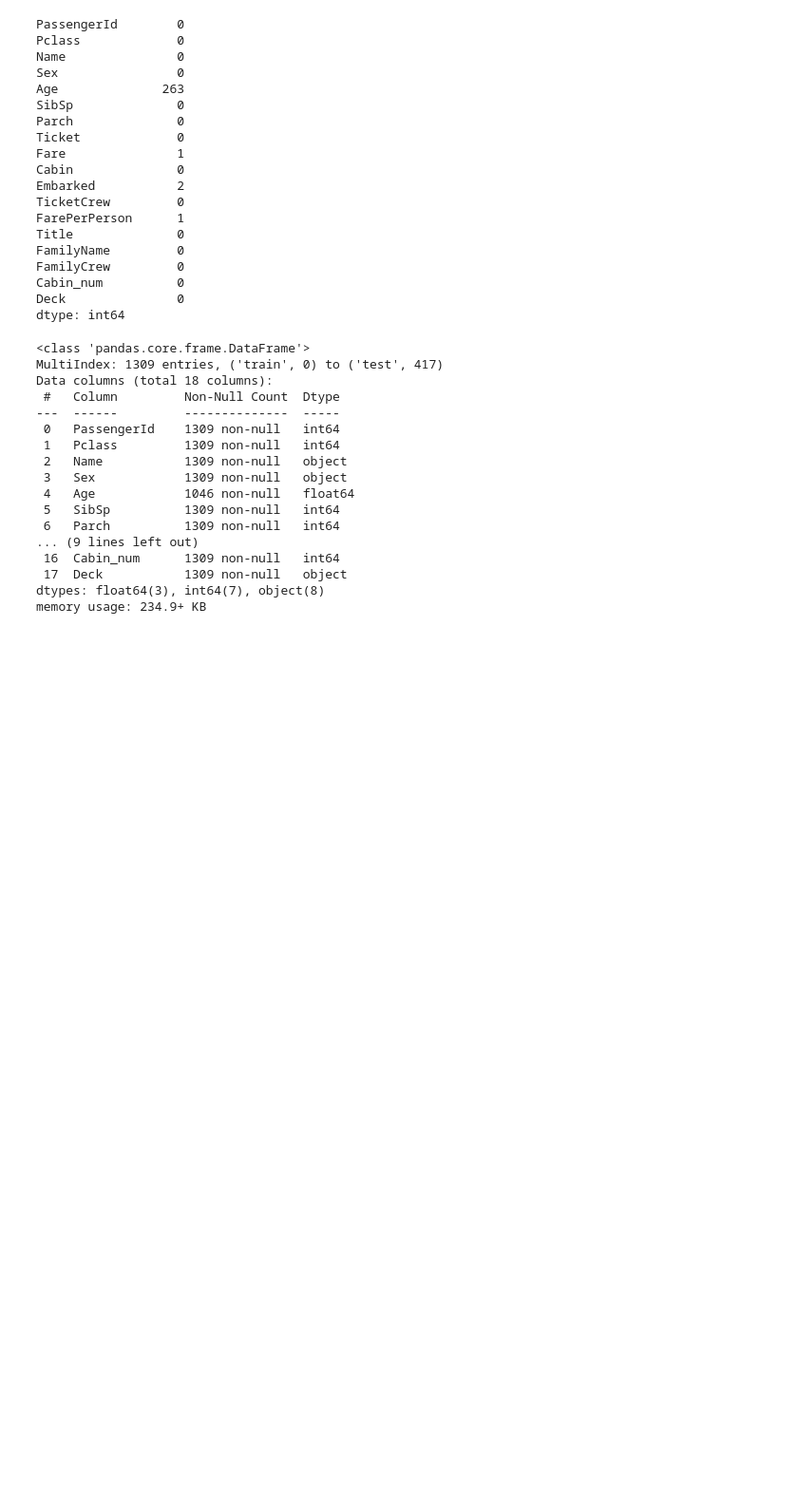
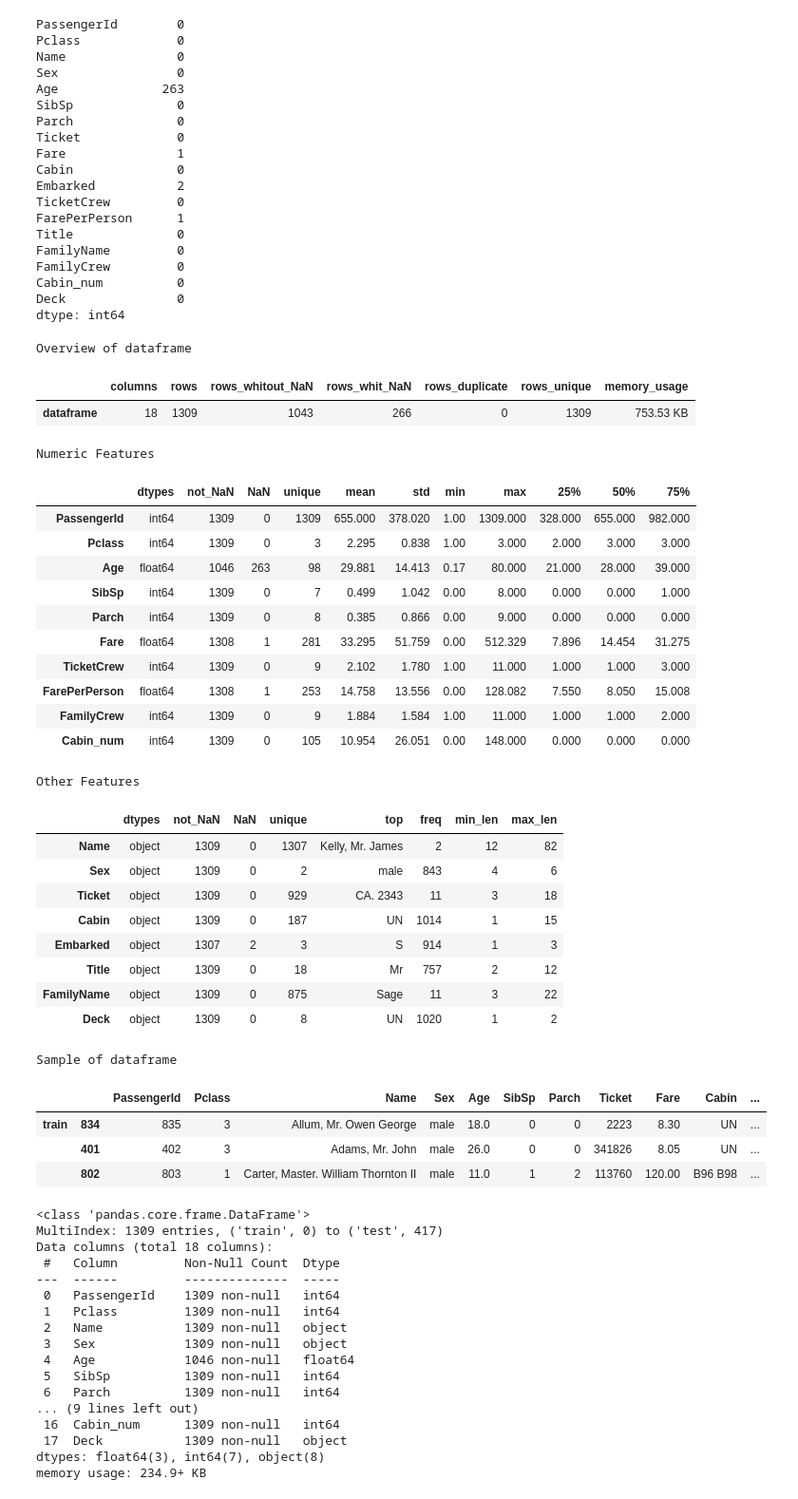
Before and after one commit to AntonelloManenti/Kaggle_Titanic_DecisionTree, a Jupyter notebook: Titanic.ipynb, the cells around one changed output. Shown at 95% size. Drawn from its saved outputs; the diff is of its cells as text; code cells hidden in the pictures; blank space fills up the shorter version.

```diff
--- a/Titanic.ipynb
+++ b/Titanic.ipynb
@@ -432,6 +517,39 @@ FamilyCrew         0
 Cabin_num          0
 Deck               0
 dtype: int64
+# %%
+inf(titanic)
+# %% [output]
+Overview of dataframe
+|  | columns | rows | rows_whitout_NaN | rows_whit_NaN | rows_duplicate | rows_unique | memory_usage |
+| dataframe | 18 | 1309 | 1043 | 266 | 0 | 1309 | 753.53 KB |
+Numeric Features
+|  | dtypes | not_NaN | NaN | unique | mean | std | min | max | 25% | 50% | 75% |
+| PassengerId | int64 | 1309 | 0 | 1309 | 655.000 | 378.020 | 1.00 | 1309.000 | 328.000 | 655.000 | 982.000 |
+| Pclass | int64 | 1309 | 0 | 3 | 2.295 | 0.838 | 1.00 | 3.000 | 2.000 | 3.000 | 3.000 |
+| Age | float64 | 1046 | 263 | 98 | 29.881 | 14.413 | 0.17 | 80.000 | 21.000 | 28.000 | 39.000 |
+| SibSp | int64 | 1309 | 0 | 7 | 0.499 | 1.042 | 0.00 | 8.000 | 0.000 | 0.000 | 1.000 |
+| Parch | int64 | 1309 | 0 | 8 | 0.385 | 0.866 | 0.00 | 9.000 | 0.000 | 0.000 | 0.000 |
+| Fare | float64 | 1308 | 1 | 281 | 33.295 | 51.759 | 0.00 | 512.329 | 7.896 | 14.454 | 31.275 |
+| TicketCrew | int64 | 1309 | 0 | 9 | 2.102 | 1.780 | 1.00 | 11.000 | 1.000 | 1.000 | 3.000 |
+| FarePerPerson | float64 | 1308 | 1 | 253 | 14.758 | 13.556 | 0.00 | 128.082 | 7.550 | 8.050 | 15.008 |
+| FamilyCrew | int64 | 1309 | 0 | 9 | 1.884 | 1.584 | 1.00 | 11.000 | 1.000 | 1.000 | 2.000 |
+| Cabin_num | int64 | 1309 | 0 | 105 | 10.954 | 26.051 | 0.00 | 148.000 | 0.000 | 0.000 | 0.000 |
+Other Features
+|  | dtypes | not_NaN | NaN | unique | top | freq | min_len | max_len |
+| Name | object | 1309 | 0 | 1307 | Kelly, Mr. James | 2 | 12 | 82 |
+| Sex | object | 1309 | 0 | 2 | male | 843 | 4 | 6 |
+| Ticket | object | 1309 | 0 | 929 | CA. 2343 | 11 | 3 | 18 |
+| Cabin | object | 1309 | 0 | 187 | UN | 1014 | 1 | 15 |
+| Embarked | object | 1307 | 2 | 3 | S | 914 | 1 | 3 |
+| Title | object | 1309 | 0 | 18 | Mr | 757 | 2 | 12 |
+| FamilyName | object | 1309 | 0 | 875 | Sage | 11 | 3 | 22 |
+| Deck | object | 1309 | 0 | 8 | UN | 1020 | 1 | 2 |
+Sample of dataframe
+|  |  | PassengerId | Pclass | Name | Sex | Age | SibSp | Parch | Ticket | Fare | Cabin | ... |
+| train | 834 | 835 | 3 | Allum, Mr. Owen George | male | 18.0 | 0 | 0 | 2223 | 8.30 | UN | ... |
+|  | 401 | 402 | 3 | Adams, Mr. John | male | 26.0 | 0 | 0 | 341826 | 8.05 | UN | ... |
+|  | 802 | 803 | 1 | Carter, Master. William Thornton II | male | 11.0 | 1 | 2 | 113760 | 120.00 | B96 B98 | ... |
 # %%
 titanic.info()
 # %% [output]
```
Also changed, not shown: parts of 19 cells of this notebook.
